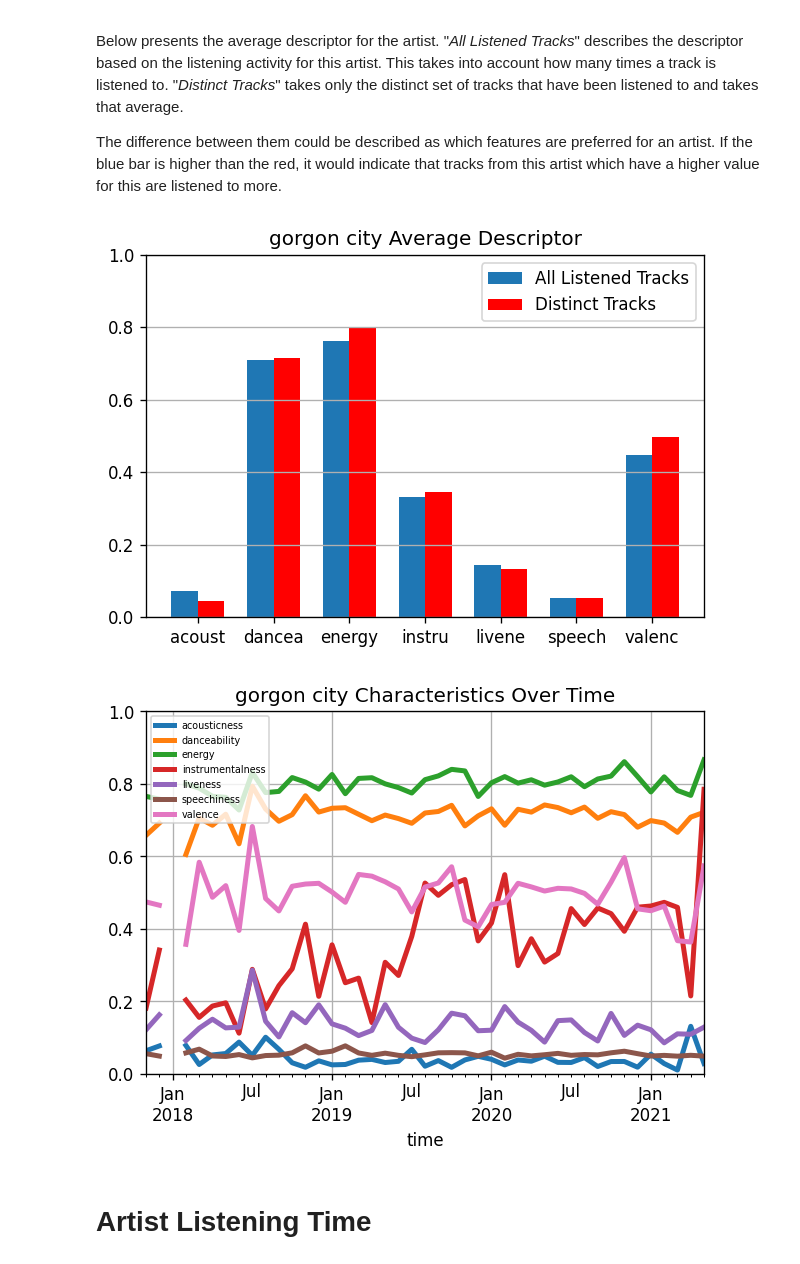
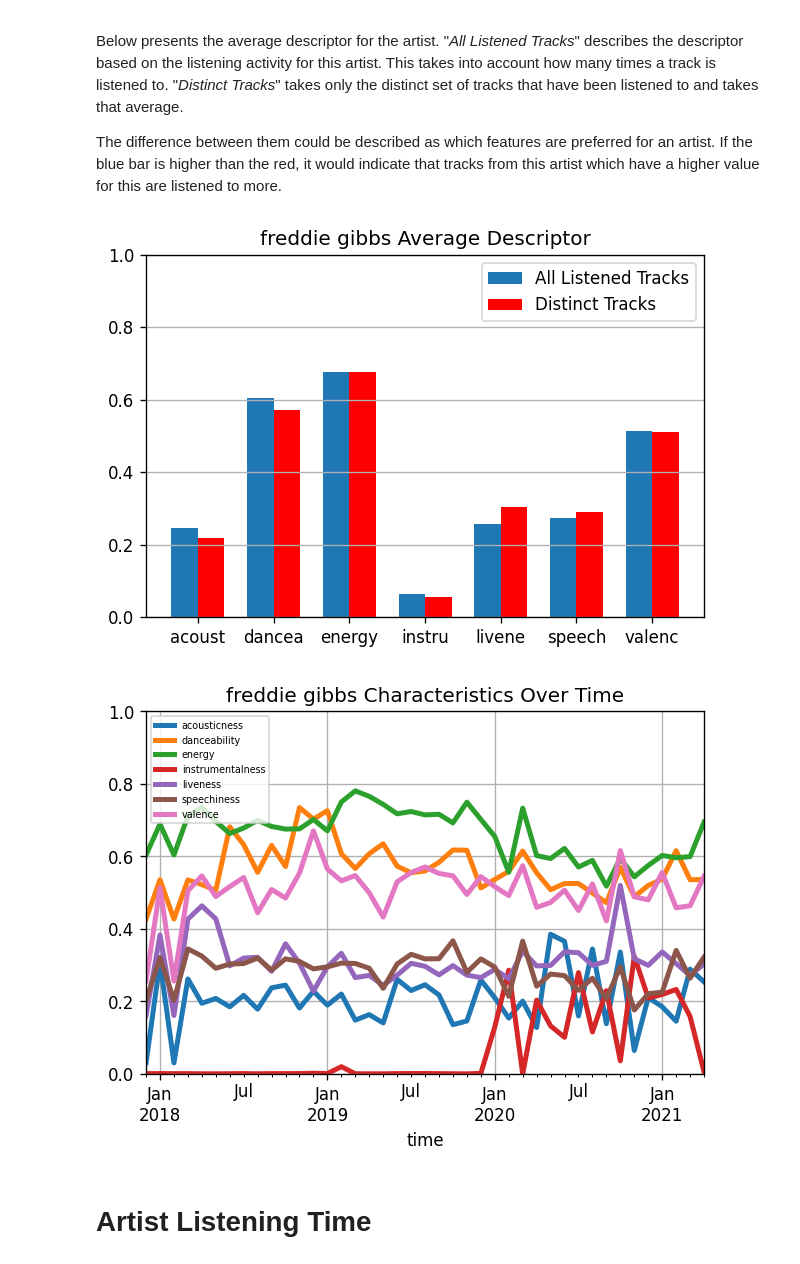
Before and after one commit to Sarsoo/listening-analysis, a Jupyter notebook: artist.ipynb, the cells around one changed output. Cells and saved outputs as stored; diff of their text form; code cells hidden in the pictures.

```diff
--- a/artist.ipynb
+++ b/artist.ipynb
@@ -1,13 +1,15 @@
 # %% [markdown]
 # Artist Investigations
 # %%
-artist_name = "gorgon city".lower()
+artist_name = "freddie gibbs".lower()
+
 artist_frame = scrobbles[scrobbles["artist"].str.lower() == artist_name] # FILTER SCROBBLES
 artist_frame = artist_frame.sort_index(ascending=False) # SORT
 # artist_frame = artist_frame.loc[:, descriptor_headers] # DESCRIPTORS
 
 total_time = artist_frame["duration_ms"].sum() / (1000 * 60) # minutes
 total_days = total_time / (60 * 24) # days
+
 print(f'{artist_frame.count()[0]:,d} scrobbles')
 print(f'{total_days:.0f} days spent listening since Nov. 2017')
 print(f'{total_time / days_since(first_day).days:.2f} minutes/day')
@@ -44,16 +43,15 @@ Below presents the average descriptor for the artist. "*All Listened Tracks*" de
 
 The difference between them could be described as which features are preferred for an artist. If the blue bar is higher than the red, it would indicate that tracks from this artist which have a higher value for this are listened to more.
 # %%
-filtered_artist = scrobbles[scrobbles["artist"].str.lower() == artist_name]
-filtered_artist_no_dup = filtered_artist.drop_duplicates(['uri'])
-
-filtered_artist_no_dup = filtered_artist_no_dup.loc[:, float_headers].mean()
-filtered_artist_dup = filtered_artist.loc[:, float_headers].mean()
-
 x = np.arange(len(float_headers))
 width = 0.35
-plt.bar(x - width/2, filtered_artist_no_dup, width, label='All Listened Tracks')
-plt.bar(x + width/2, filtered_artist_dup, width, label='Distinct Tracks', color=(1, 0, 0))
+
+plt.bar(x - width/2,
+        artist_frame.drop_duplicates(['uri']).loc[:, float_headers].mean(),
+        width, label='All Listened Tracks')
+plt.bar(x + width/2,
+        artist_frame.loc[:, float_headers].mean(),
+        width, label='Distinct Tracks', color=(1, 0, 0))
 
 plt.title(f"{artist_name} Average Descriptor")
 plt.legend(['All Listened Tracks', 'Distinct Tracks'])
@@ -62,23 +60,17 @@ plt.ylim([0, 1])
 plt.grid(axis='y')
 plt.show()
 # %% [output]
-[figure, old version]
+[figure, new version]
 # %%
-filtered_artist = scrobbles[scrobbles["artist"].str.lower() == artist_name]
 # select only descriptor float columns
-filtered_artist = filtered_artist.loc[:, float_headers]
-# resample by day and mean
-filtered_artist = filtered_artist.resample("1M").mean()
-
-# filtered_playlist["energy"].plot()
-filtered_artist.plot(lw=3)
+artist_frame.loc[:, float_headers].resample("1M").mean().plot(lw=3)
 
 plt.title(f"{artist_name} Characteristics Over Time")
 plt.legend(loc = "upper left", fontsize = "xx-small")
 plt.ylim([0, 1])
 plt.grid()
 plt.show()
 # %% [output]
-[figure, old version]
+[figure, new version]
 # %% [markdown]
 # Artist Listening Time
```
Also changed, not shown: parts of 7 cells of this notebook, 7 other files.
